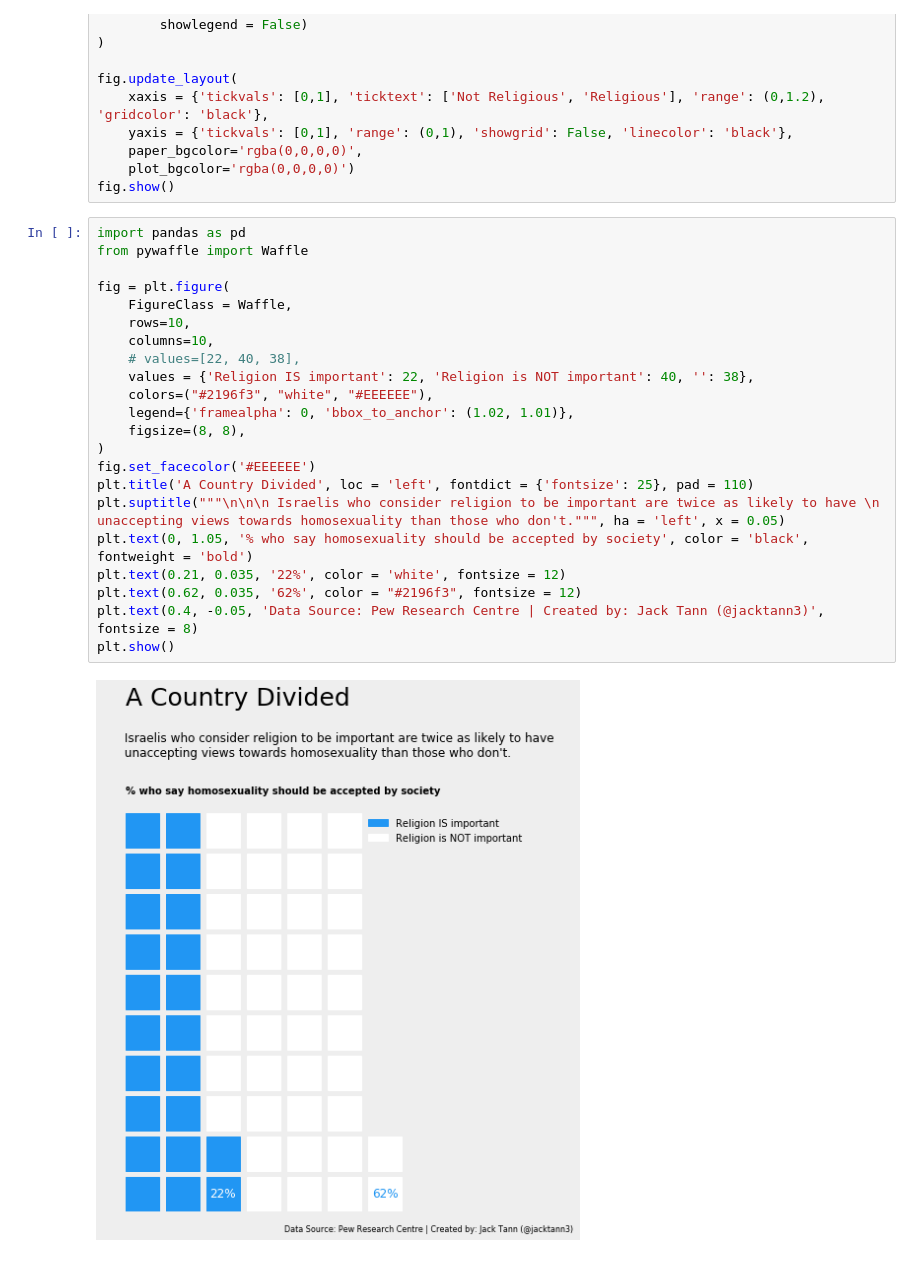
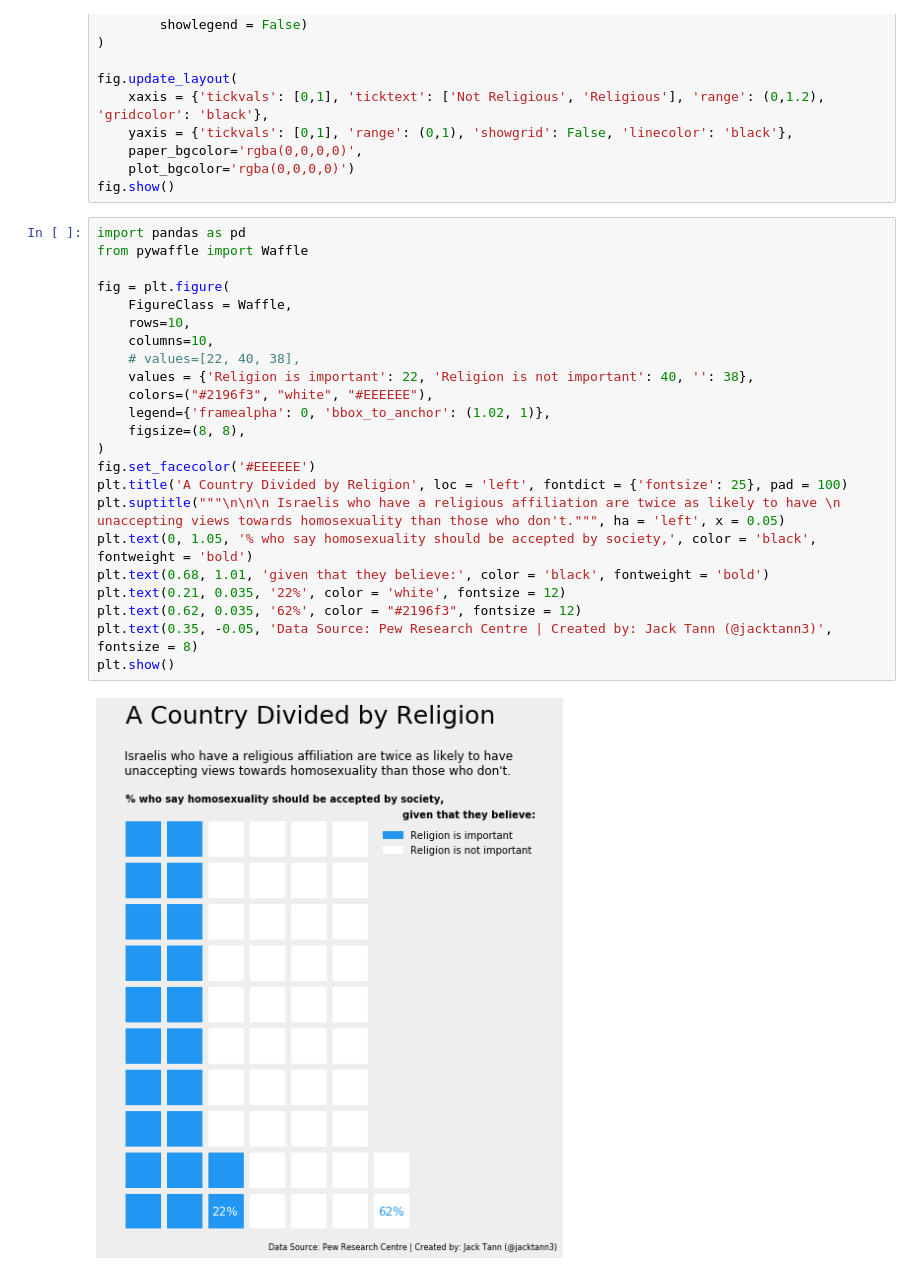
Before and after one commit to jackbustertann/makeover_monday, a Jupyter notebook: W29/W29.ipynb, the cells around one changed output. Saved outputs shown, nothing was run; the diff lists cells and outputs as text.

```diff
--- a/W29/W29.ipynb
+++ b/W29/W29.ipynb
@@ -64,24 +64,25 @@ fig.show()
 # %%
 import pandas as pd
 from pywaffle import Waffle
 
 fig = plt.figure(
     FigureClass = Waffle,
     rows=10,
     columns=10,
     # values=[22, 40, 38],
-    values = {'Religion IS important': 22, 'Religion is NOT important': 40, '': 38},
+    values = {'Religion is important': 22, 'Religion is not important': 40, '': 38},
     colors=("#2196f3", "white", "#EEEEEE"),
-    legend={'framealpha': 0, 'bbox_to_anchor': (1.02, 1.01)},
+    legend={'framealpha': 0, 'bbox_to_anchor': (1.02, 1)},
     figsize=(8, 8),
 )
 fig.set_facecolor('#EEEEEE')
-plt.title('A Country Divided', loc = 'left', fontdict = {'fontsize': 25}, pad = 110)
-plt.suptitle("""\n\n\n Israelis who consider religion to be important are twice as likely to have \n unaccepting views towards homosexuality than those who don't.""", ha = 'left', x = 0.05)
-plt.text(0, 1.05, '% who say homosexuality should be accepted by society', color = 'black', fontweight = 'bold')
+plt.title('A Country Divided by Religion', loc = 'left', fontdict = {'fontsize': 25}, pad = 100)
+plt.suptitle("""\n\n\n Israelis who have a religious affiliation are twice as likely to have \n unaccepting views towards homosexuality than those who don't.""", ha = 'left', x = 0.05)
+plt.text(0, 1.05, '% who say homosexuality should be accepted by society,', color = 'black', fontweight = 'bold')
+plt.text(0.68, 1.01, 'given that they believe:', color = 'black', fontweight = 'bold')
 plt.text(0.21, 0.035, '22%', color = 'white', fontsize = 12)
 plt.text(0.62, 0.035, '62%', color = "#2196f3", fontsize = 12)
-plt.text(0.4, -0.05, 'Data Source: Pew Research Centre | Created by: Jack Tann (@jacktann3)', fontsize = 8)
+plt.text(0.35, -0.05, 'Data Source: Pew Research Centre | Created by: Jack Tann (@jacktann3)', fontsize = 8)
 plt.show()
 # %% [output]
-[figure, old version]
+[figure, new version]
```
Also changed, not shown: 3 other files.
